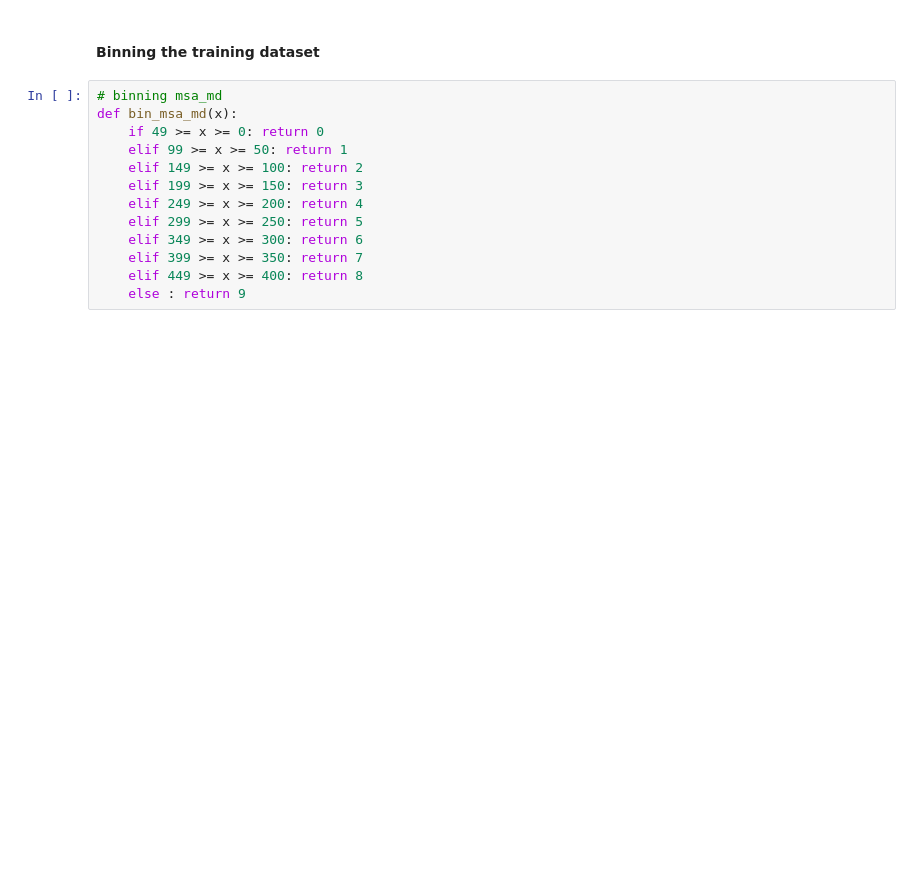
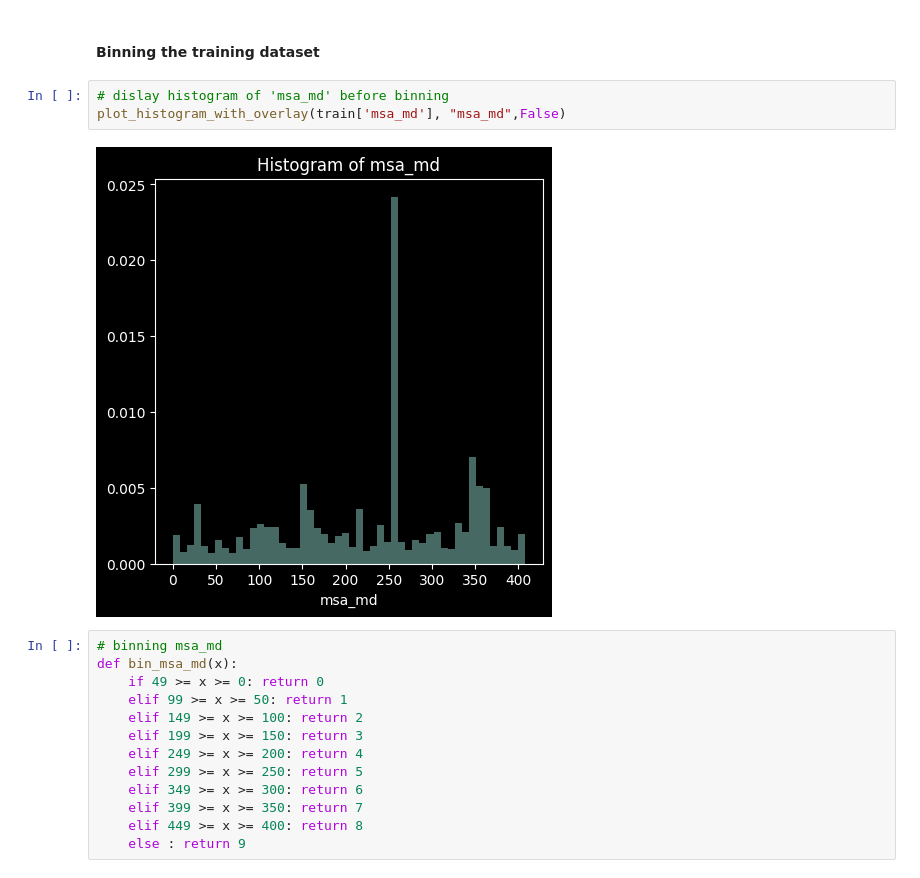
Before and after one commit to cenk-ersoy/MPP_DataScience, a Jupyter notebook: predicting_mortgage_rates_FINAL.ipynb, the cells around one changed output. Drawn from its saved outputs; the diff is of its cells as text; blank space fills up the shorter version.

```diff
--- a/predicting_mortgage_rates_FINAL.ipynb
+++ b/predicting_mortgage_rates_FINAL.ipynb
@@ -687,5 +1237,10 @@ plot_histogram_with_overlay(train['log_of_number_of_1_to_4_family_units'], "log_
 # %% [markdown]
 #### Binning the training dataset
+# %%
+# dislay histogram of 'msa_md' before binning
+plot_histogram_with_overlay(train['msa_md'], "msa_md",False)
+# %% [output]
+[figure, added]
 # %%
 # binning msa_md
 def bin_msa_md(x):
```
Also changed, not shown: parts of 175 cells of this notebook, 5 other files.
